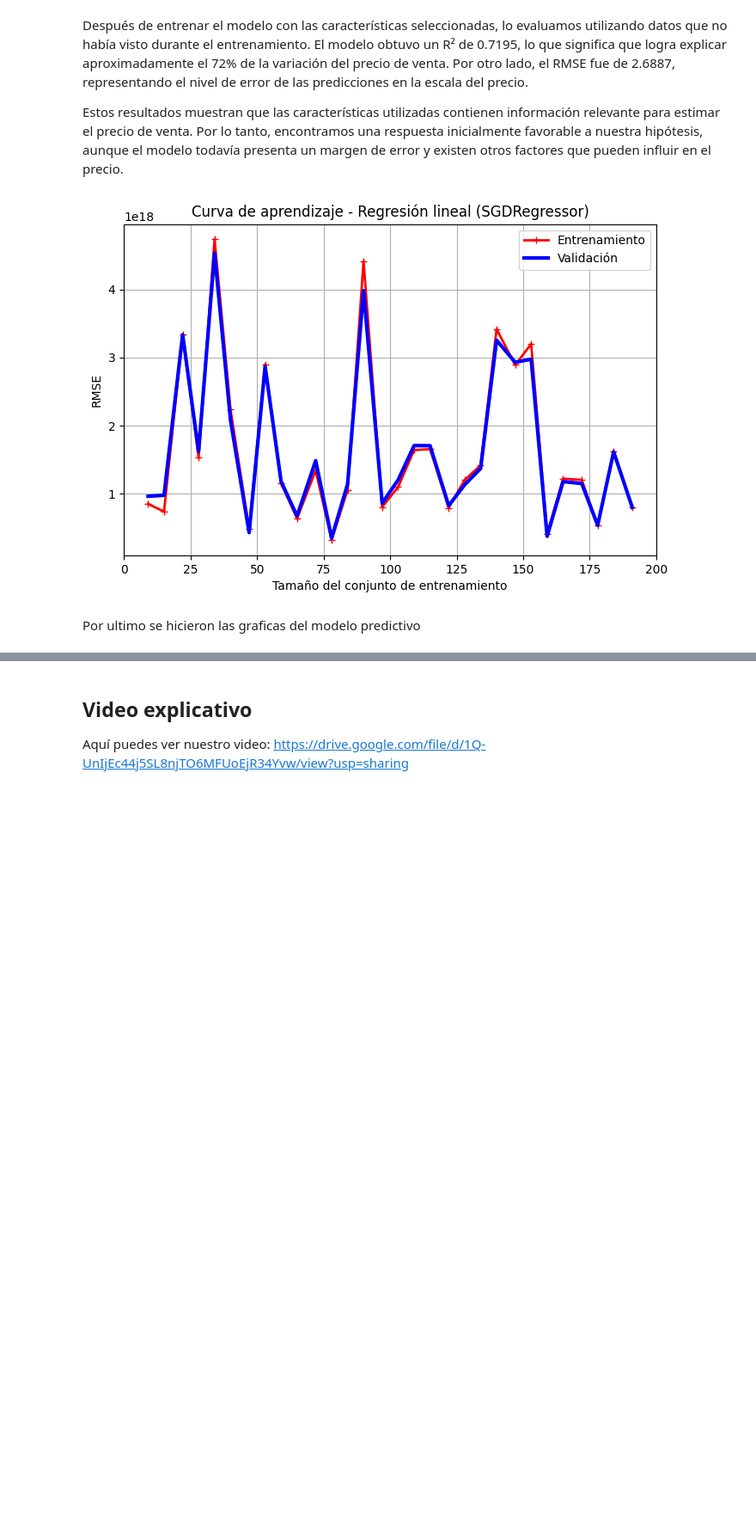
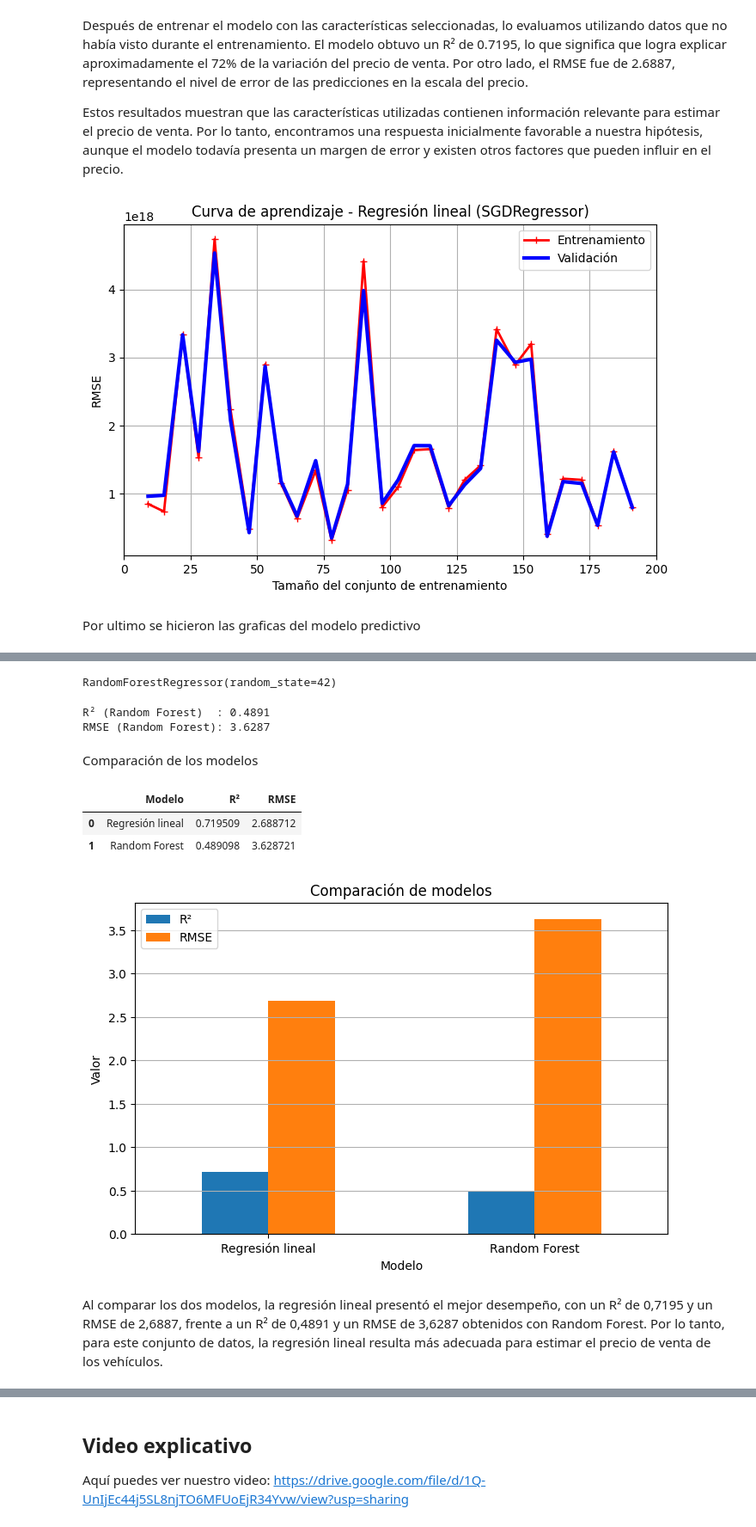
Before and after one commit to kavamunozdi-ai/Dataexperience-project, a Jupyter notebook: proyecto_dataexperience.ipynb, the cells around one changed output, grey strips where cells are left out. Shown at 86% size. Drawn from its saved outputs; the diff is of its cells as text; code cells hidden in the pictures; blank space fills up the shorter version.

```diff
--- a/proyecto_dataexperience.ipynb
+++ b/proyecto_dataexperience.ipynb
@@ -1073,3 +1246,68 @@ Por ultimo se hicieron las graficas del modelo predictivo
+# %%
+modelo_rf = RandomForestRegressor(
+    n_estimators=100,
+    random_state=42
+)
+
+modelo_rf.fit(X_train, y_train)
+# %% [output]
+RandomForestRegressor(random_state=42)
+# %%
+pred_rf = modelo_rf.predict(X_test)
+# %%
+r2_rf = r2_score(y_test, pred_rf)
+
+rmse_rf = root_mean_squared_error(
+    y_test,
+    pred_rf
+)
+
+print(f'R² (Random Forest)  : {r2_rf:.4f}')
+print(f'RMSE (Random Forest): {rmse_rf:.4f}')
+# %% [output]
+R² (Random Forest)  : 0.4891
+RMSE (Random Forest): 3.6287
+# %% [markdown]
+Comparación de los modelos
+# %%
+comparacion_modelos = pd.DataFrame({
+    'Modelo': [
+        'Regresión lineal',
+        'Random Forest'
+    ],
+    'R²': [
+        r2_lineal,
+        r2_rf
+    ],
+    'RMSE': [
+        rmse_lineal,
+        rmse_rf
+    ]
+})
+
+comparacion_modelos
+# %% [output]
+|  | Modelo | R² | RMSE |
+| 0 | Regresión lineal | 0.719509 | 2.688712 |
+| 1 | Random Forest | 0.489098 | 3.628721 |
+# %%
+comparacion_modelos.plot(
+    x='Modelo',
+    y=['R²', 'RMSE'],
+    kind='bar',
+    figsize=(8, 5)
+)
+
+plt.title('Comparación de modelos')
+plt.ylabel('Valor')
+plt.xlabel('Modelo')
+plt.xticks(rotation=0)
+plt.grid(axis='y')
+plt.show()
+# %% [output]
+[figure, added]
+# %% [markdown]
+Al comparar los dos modelos, la regresión lineal presentó el mejor desempeño, con un R² de 0,7195 y un RMSE de 2,6887, frente a un R² de 0,4891 y un RMSE de 3,6287 obtenidos con Random Forest. Por lo tanto, para este conjunto de datos, la regresión lineal resulta más adecuada para estimar el precio de venta de los vehículos.
 # %% [markdown]
  ## Conclusión general
 
```
Also changed, not shown: parts of 26 cells of this notebook.
